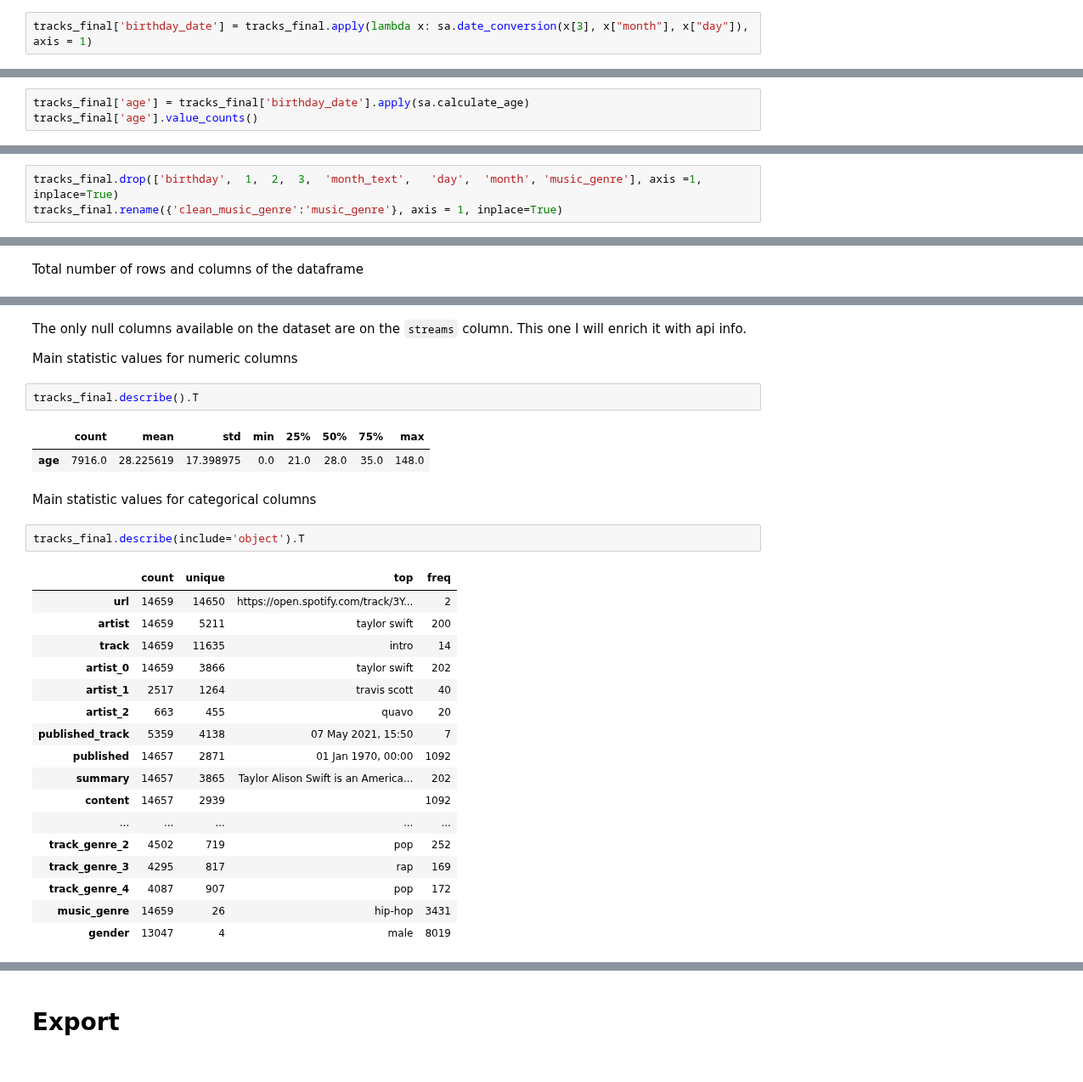
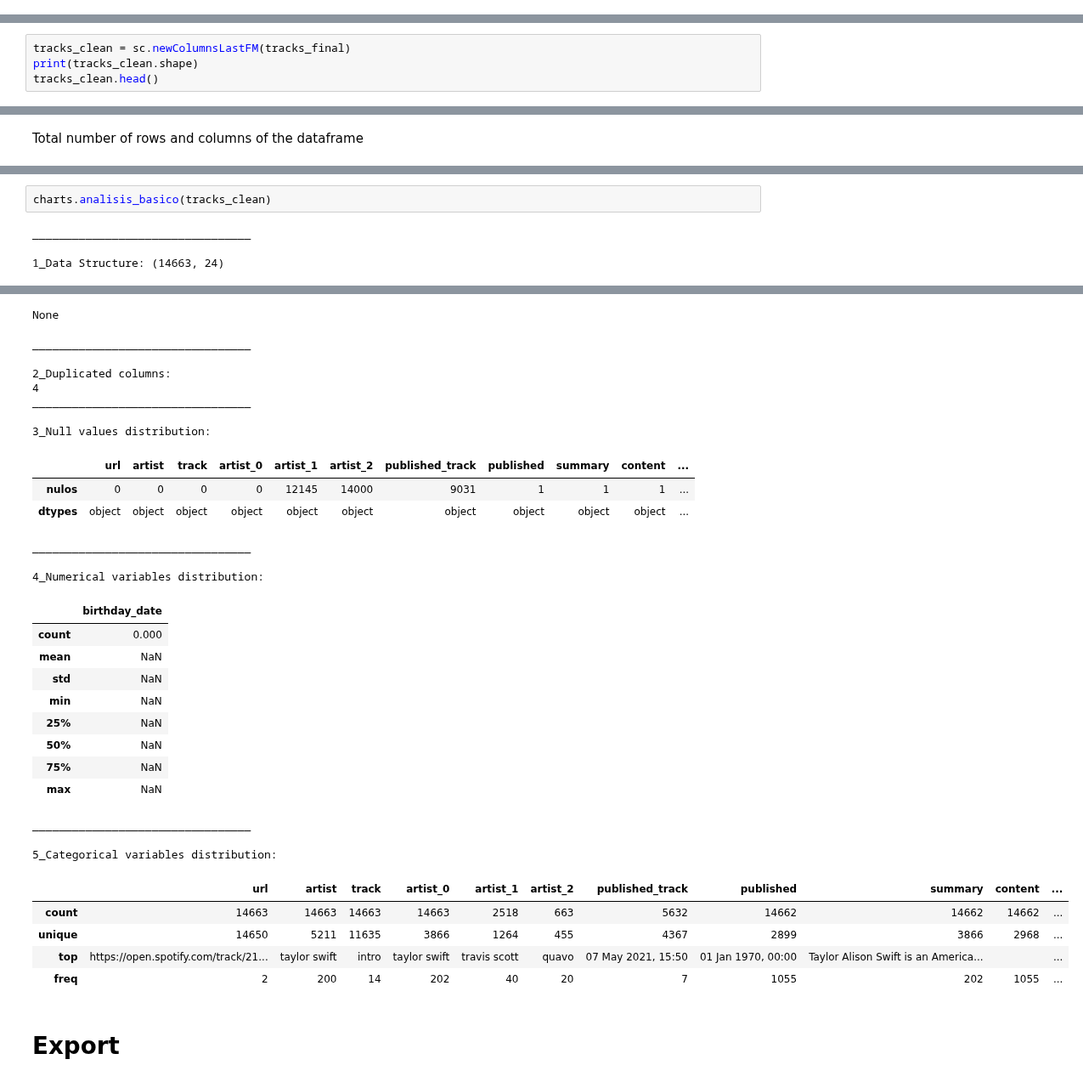
Before and after one commit to annassanchez/ETL_project, a Jupyter notebook: notebooks/2-call_api_lastfm.ipynb, the cells around one changed output, grey strips where cells are left out. Shown at 85% size. Drawn from its saved outputs; the diff is of its cells as text.

Commit message:
refactoring cleaning

```diff
--- a/notebooks/2-call_api_lastfm.ipynb
+++ b/notebooks/2-call_api_lastfm.ipynb
@@ -421,2 +150,0 @@ Name: month, dtype: int64
-# %%
-tracks_final['birthday_date'] = tracks_final.apply(lambda x: sa.date_conversion(x[3], x["month"], x["day"]), axis = 1)
@@ -438,3 +150,0 @@ Name: birthday_date, Length: 1057, dtype: int64
-# %%
-tracks_final['age'] = tracks_final['birthday_date'].apply(sa.calculate_age)
-tracks_final['age'].value_counts()
@@ -461,3 +151,4 @@ tracks_final.head(1)
-# %%
-tracks_final.drop(['birthday',	1,	2,	3,	'month_text',	'day',	'month', 'music_genre'], axis =1, inplace=True)
-tracks_final.rename({'clean_music_genre':'music_genre'}, axis = 1, inplace=True)
+# %%
+tracks_clean = sc.newColumnsLastFM(tracks_final)
+print(tracks_clean.shape)
+tracks_clean.head()
@@ -520,31 +168,6 @@ memory usage: 2.8+ MB
-# %% [markdown]
-The only null columns available on the dataset are on the `streams` column. This one I will enrich it with api info.
-
-Main statistic values for numeric columns
-# %%
-tracks_final.describe().T
-# %% [output]
-|  | count | mean | std | min | 25% | 50% | 75% | max |
-| age | 7916.0 | 28.225619 | 17.398975 | 0.0 | 21.0 | 28.0 | 35.0 | 148.0 |
-# %% [markdown]
-Main statistic values for categorical columns
-# %%
-tracks_final.describe(include='object').T
-# %% [output]
-|  | count | unique | top | freq |
-| url | 14659 | 14650 | https://open.spotify.com/track/3Y... | 2 |
-| artist | 14659 | 5211 | taylor swift | 200 |
-| track | 14659 | 11635 | intro | 14 |
-| artist_0 | 14659 | 3866 | taylor swift | 202 |
-| artist_1 | 2517 | 1264 | travis scott | 40 |
-| artist_2 | 663 | 455 | quavo | 20 |
-| published_track | 5359 | 4138 | 07 May 2021, 15:50 | 7 |
-| published | 14657 | 2871 | 01 Jan 1970, 00:00 | 1092 |
-| summary | 14657 | 3865 | Taylor Alison Swift is an America... | 202 |
-| content | 14657 | 2939 |  | 1092 |
-| ... | ... | ... | ... | ... |
-| track_genre_2 | 4502 | 719 | pop | 252 |
-| track_genre_3 | 4295 | 817 | rap | 169 |
-| track_genre_4 | 4087 | 907 | pop | 172 |
-| music_genre | 14659 | 26 | hip-hop | 3431 |
-| gender | 13047 | 4 | male | 8019 |
+# %%
+charts.analisis_basico(tracks_clean)
+# %% [output]
+_________________________________
+
+1_Data Structure: (14663, 24)
@@ -551,3 +194,34 @@ tracks_final.describe(include='object').T
+None
+_________________________________
+
+2_Duplicated columns:
+4
+_________________________________
+
+3_Null values distribution:
+|  | url | artist | track | artist_0 | artist_1 | artist_2 | published_track | published | summary | content | ... |
+| nulos | 0 | 0 | 0 | 0 | 12145 | 14000 | 9031 | 1 | 1 | 1 | ... |
+| dtypes | object | object | object | object | object | object | object | object | object | object | ... |
+_________________________________
+
+4_Numerical variables distribution:
+|  | birthday_date |
+| count | 0.000 |
+| mean | NaN |
+| std | NaN |
+| min | NaN |
+| 25% | NaN |
+| 50% | NaN |
+| 75% | NaN |
+| max | NaN |
+_________________________________
+
+5_Categorical variables distribution:
+|  | url | artist | track | artist_0 | artist_1 | artist_2 | published_track | published | summary | content | ... |
+| count | 14663 | 14663 | 14663 | 14663 | 2518 | 663 | 5632 | 14662 | 14662 | 14662 | ... |
+| unique | 14650 | 5211 | 11635 | 3866 | 1264 | 455 | 4367 | 2899 | 3866 | 2968 | ... |
+| top | https://open.spotify.com/track/21... | taylor swift | intro | taylor swift | travis scott | quavo | 07 May 2021, 15:50 | 01 Jan 1970, 00:00 | Taylor Alison Swift is an America... |  | ... |
+| freq | 2 | 200 | 14 | 202 | 40 | 20 | 7 | 1055 | 202 | 1055 | ... |
 # %% [markdown]
 # Export
 # %%
```
Also changed, not shown: parts of 63 cells of this notebook.
